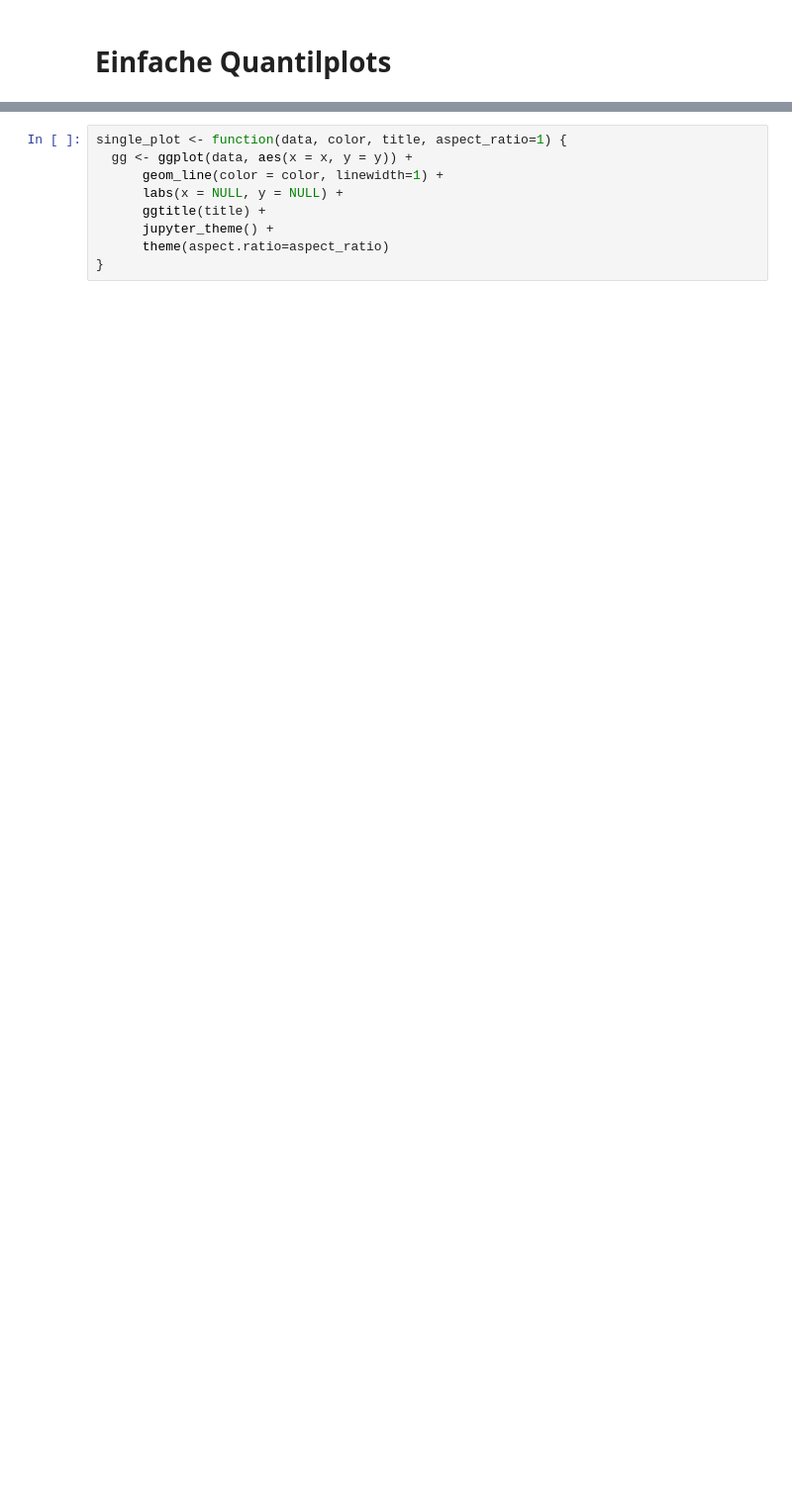
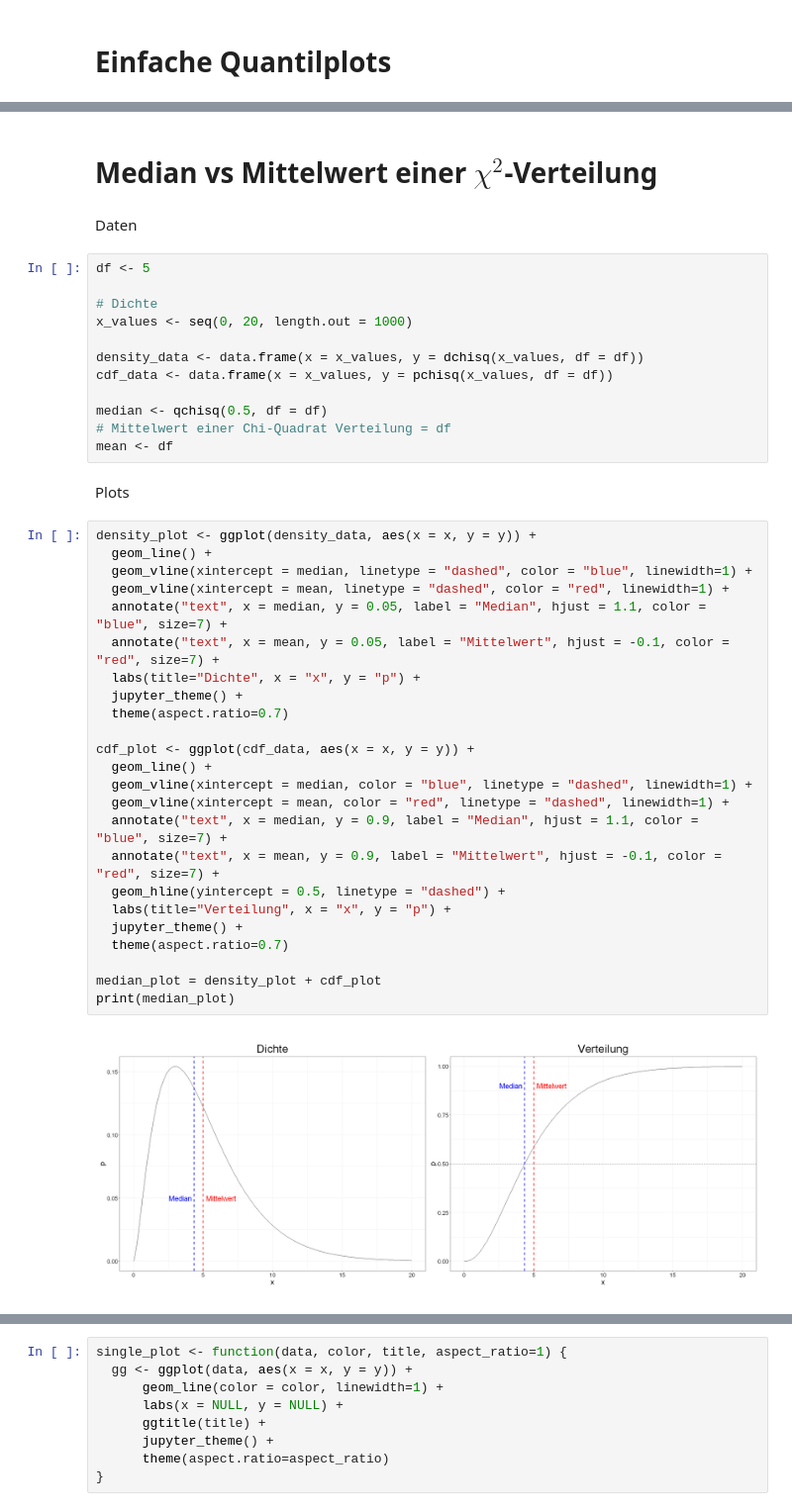
Before and after one commit to ml4economics/datavis, a Jupyter notebook: jupyter/1_einfache_quantilplots.ipynb, the cells around one changed output, grey strips where cells are left out. Shown at 99% size. Saved outputs shown, nothing was run; the diff lists cells and outputs as text; blank space fills up the shorter version.

Commit message:
median

```diff
--- a/jupyter/1_einfache_quantilplots.ipynb
+++ b/jupyter/1_einfache_quantilplots.ipynb
@@ -6,0 +7,44 @@ source("../jupyter/util.R")
+# %% [markdown]
+# Median vs Mittelwert einer $\chi^2$-Verteilung
+# %% [markdown]
+Daten
+# %%
+df <- 5
+
+# Dichte
+x_values <- seq(0, 20, length.out = 1000)
+
+density_data <- data.frame(x = x_values, y = dchisq(x_values, df = df))
+cdf_data <- data.frame(x = x_values, y = pchisq(x_values, df = df))
+
+median <- qchisq(0.5, df = df)
+# Mittelwert einer Chi-Quadrat Verteilung = df
+mean <- df
+# %% [markdown]
+Plots
+# %%
+density_plot <- ggplot(density_data, aes(x = x, y = y)) +
+  geom_line() +
+  geom_vline(xintercept = median, linetype = "dashed", color = "blue", linewidth=1) +
+  geom_vline(xintercept = mean, linetype = "dashed", color = "red", linewidth=1) +
+  annotate("text", x = median, y = 0.05, label = "Median", hjust = 1.1, color = "blue", size=7) +
+  annotate("text", x = mean, y = 0.05, label = "Mittelwert", hjust = -0.1, color = "red", size=7) +
+  labs(title="Dichte", x = "x", y = "p") +
+  jupyter_theme() +
+  theme(aspect.ratio=0.7)
+
+cdf_plot <- ggplot(cdf_data, aes(x = x, y = y)) +
+  geom_line() +
+  geom_vline(xintercept = median, color = "blue", linetype = "dashed", linewidth=1) +
+  geom_vline(xintercept = mean, color = "red", linetype = "dashed", linewidth=1) +
+  annotate("text", x = median, y = 0.9, label = "Median", hjust = 1.1, color = "blue", size=7) +
+  annotate("text", x = mean, y = 0.9, label = "Mittelwert", hjust = -0.1, color = "red", size=7) +
+  geom_hline(yintercept = 0.5, linetype = "dashed") +
+  labs(title="Verteilung", x = "x", y = "p") +
+  jupyter_theme() +
+  theme(aspect.ratio=0.7)
+
+median_plot = density_plot + cdf_plot
+print(median_plot)
+# %% [output]
+[figure, added]
```
Also changed, not shown: parts of 21 cells of this notebook, 4 other files.
